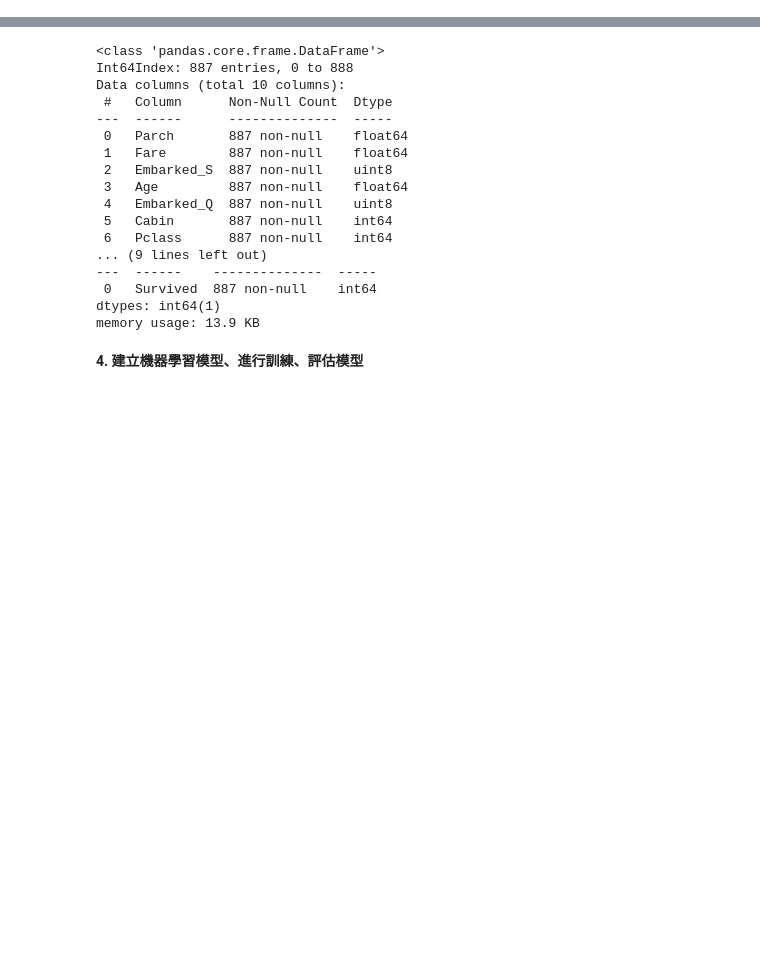
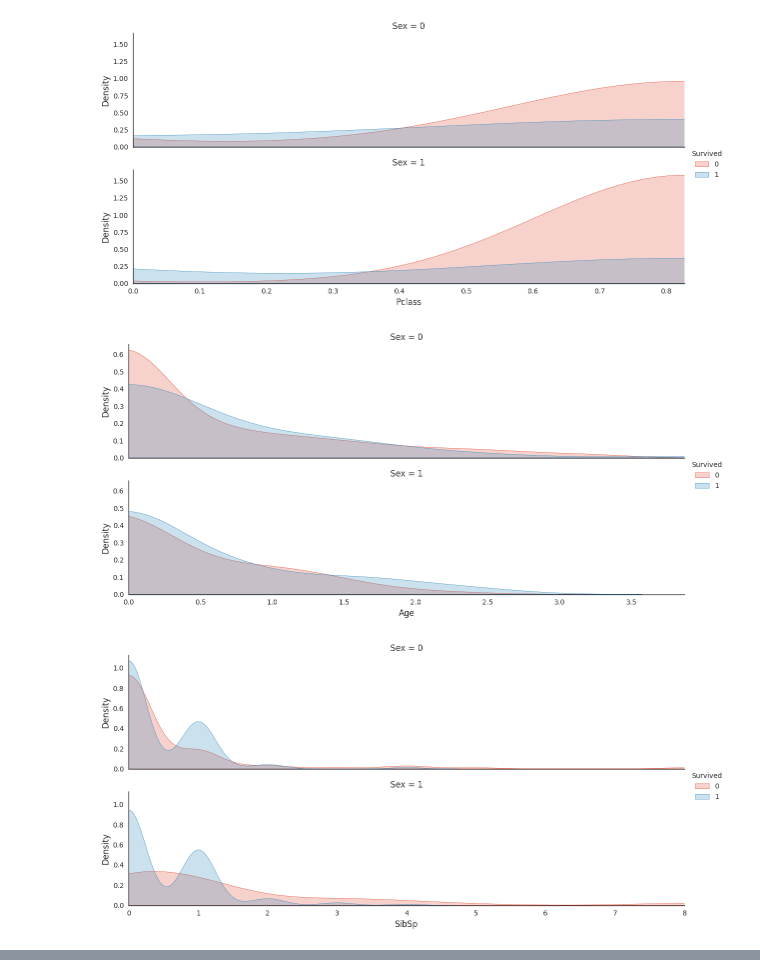
Before and after one commit to jinrumiao/titanic-analysis, a Jupyter notebook: 專題實作_01：鐵達尼號存活預測.ipynb, the cells around one changed output, grey strips where cells are left out. Saved outputs shown, nothing was run; the diff lists cells and outputs as text; code cells hidden in the pictures; blank space fills up the shorter version.

```diff
--- a/專題實作_01：鐵達尼號存活預測.ipynb
+++ b/專題實作_01：鐵達尼號存活預測.ipynb
@@ -84,0 +108,13 @@ memory usage: 65.0 KB
+# %%
+# 4、Cabin 204/891
+df["Cabin"] = df["Cabin"].fillna("U")
+df["Cabin"] = df["Cabin"].astype(str).map(lambda c: c[0])
+
+cabin_one_hot_ec = pd.get_dummies(df["Cabin"], prefix="Cabin", dtype=int)
+df = pd.concat([df, cabin_one_hot_ec], axis=1)
+# %%
+# 5、Embarked 889/891
+df["Embarked"] = df["Embarked"].fillna("U")
+
+embarked_one_hot_ec = pd.get_dummies(df["Embarked"], prefix="Embarked", dtype=int)
+df = pd.concat([df, embarked_one_hot_ec], axis=1)
@@ -84,0 +157,17 @@ memory usage: 65.0 KB
+# %%
+# 1、Pclass、Age、Fare
+df["Age"].fillna(df["Age"].mean(), inplace=True)
+
+normalize_columns = ["Pclass", "Age", "Fare"]
+scaler = StandardScaler()
+normalized_data = scaler.fit_transform(df[normalize_columns])
+normalized_df = pd.DataFrame(normalized_data, columns=normalize_columns)
+
+df[normalize_columns] = normalized_df
+# %%
+# 2、SibSp、Parch
+df["Family_size"] = df["SibSp"] + df["Parch"] + 1
+
+df["Family_Single"] = df["Family_size"].map(lambda s: 1 if s == 1 else 0)
+df["Family_Small"] = df["Family_size"].map(lambda s: 1 if 2 <= s <= 4 else 0)
+df["Family_Large"] = df["Family_size"].map(lambda s: 1 if 5 <= s else 0)
@@ -84,0 +194,13 @@ memory usage: 65.0 KB
+# %%
+plot_distribution(df, var="Pclass", target="Survived", row="Sex")  # 繪出Pclass與Survived的關係，Pclass 3的乘客的生存率較低
+plot_distribution(df, var="Age", target="Survived", row="Sex")  # 繪出Age與Survived的關係，Age與是否生存的關係較不明顯
+plot_distribution(df, var="SibSp", target="Survived", row="Sex")  # 繪出SibSp與Survived的關係，沒有與手足一起登船的乘客占大多數
+plot_distribution(df, var="Parch", target="Survived", row="Sex")  # 繪出SibSp與Survived的關係，沒有與父母或子女一起登船的乘客占大多數
+plot_distribution(df, var="Family_size", target="Survived", row="Sex")  # 繪出Family_size與Survived的關係，沒有與父母或子女一起登船的乘客占大多數
+plot_distribution(df, var="Fare", target="Survived", row="Sex")  # 繪出Fare與Survived的關係，票價與是否生存較無關係
+
+plt.show()
+# %% [output]
+[figure, added]
+[figure, added]
+[figure, added]
@@ -90,27 +219,4 @@ columns_y = ['Survived']
 
 train_X = df_train[list(columns_X)]
 train_y = df_train[columns_y]
-
-train_X.info()
-train_y.info()
-# %% [output]
-<class 'pandas.core.frame.DataFrame'>
-Int64Index: 887 entries, 0 to 888
-Data columns (total 10 columns):
- #   Column      Non-Null Count  Dtype
----  ------      --------------  -----
- 0   Parch       887 non-null    float64
- 1   Fare        887 non-null    float64
- 2   Embarked_S  887 non-null    uint8
- 3   Age         887 non-null    float64
- 4   Embarked_Q  887 non-null    uint8
- 5   Cabin       887 non-null    int64
- 6   Pclass      887 non-null    int64
-... (9 lines left out)
----  ------    --------------  -----
- 0   Survived  887 non-null    int64
-dtypes: int64(1)
-memory usage: 13.9 KB
-# %% [markdown]
-**4.   建立機器學習模型、進行訓練、評估模型**
 # %%
```
Also changed, not shown: parts of 18 cells of this notebook.
